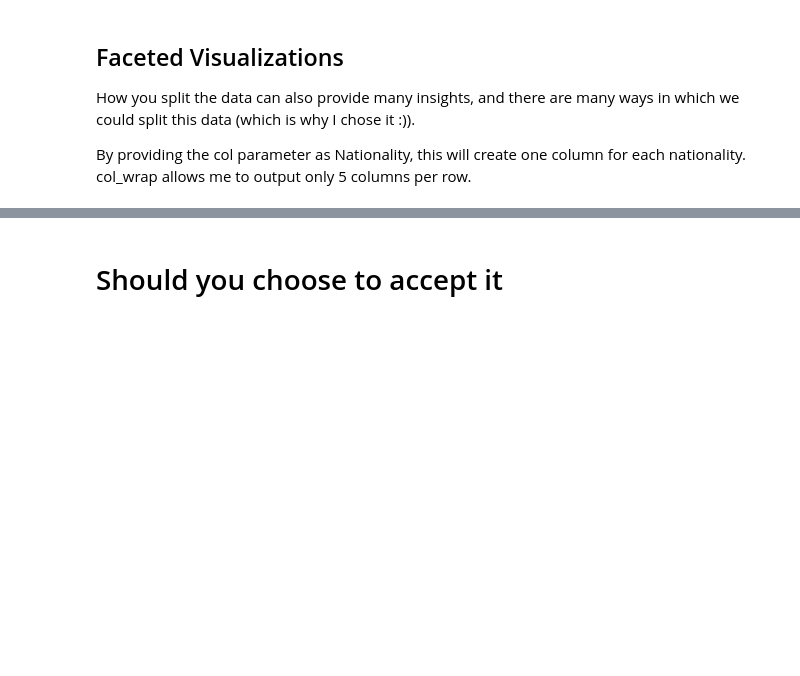
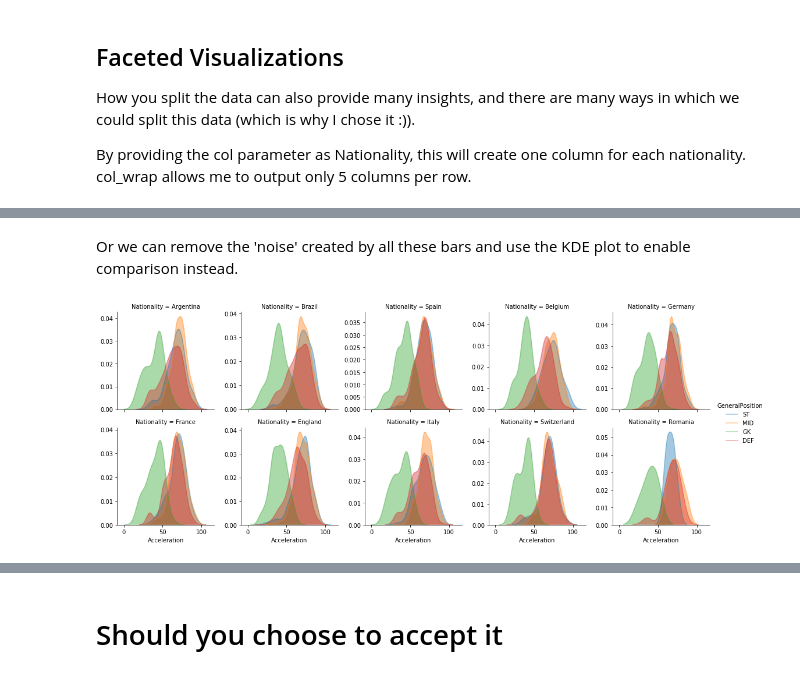
Before and after one commit to eamonnmag/CERN-CSC-2023, a Jupyter notebook: Creating Visualizations with Matplotlib and Seaborn.ipynb, the cells around one changed output, grey strips where cells are left out. Drawn from its saved outputs; the diff is of its cells as text; code cells hidden in the pictures; blank space fills up the shorter version.

```diff
--- a/Creating Visualizations with Matplotlib and Seaborn.ipynb
+++ b/Creating Visualizations with Matplotlib and Seaborn.ipynb
@@ -674,3 +727,15 @@ g.map(plt.hist, 'Acceleration', alpha=0.4).add_legend();
+# %% [markdown]
+Or we can remove the 'noise' created by all these bars and use the KDE plot to enable comparison instead.
+# %%
+# or with KDE plots
+g = sns.FacetGrid(
+    fifa[fifa.Nationality.isin(['Italy', 'France', 'Brazil', 'Belgium', 'Germany', 'Spain', 'Argentina', 'England', 'Switzerland', 'Romania'])],
+    col="Nationality", height=3, aspect=1, col_wrap=5,
+    hue='GeneralPosition', sharex=True, sharey=False)
+
+g.map(sns.kdeplot, 'Acceleration', alpha=0.4, shade=True).add_legend();
+# %% [output]
+[figure, added]
 # %%
 # For box plots, it's better to use the catplot function
 g=sns.catplot(x="GeneralPosition", y="Acceleration",
```
Also changed, not shown: parts of 13 cells of this notebook, 1 other file.
